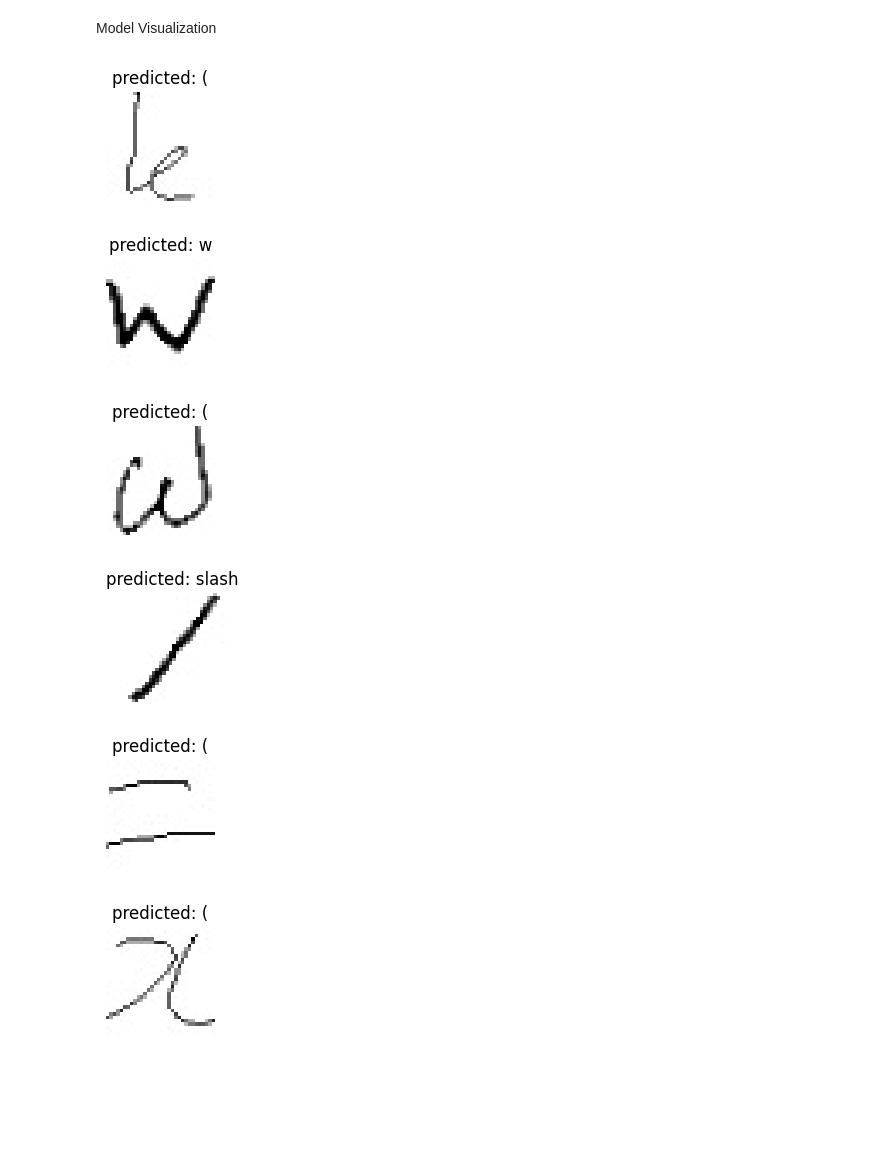
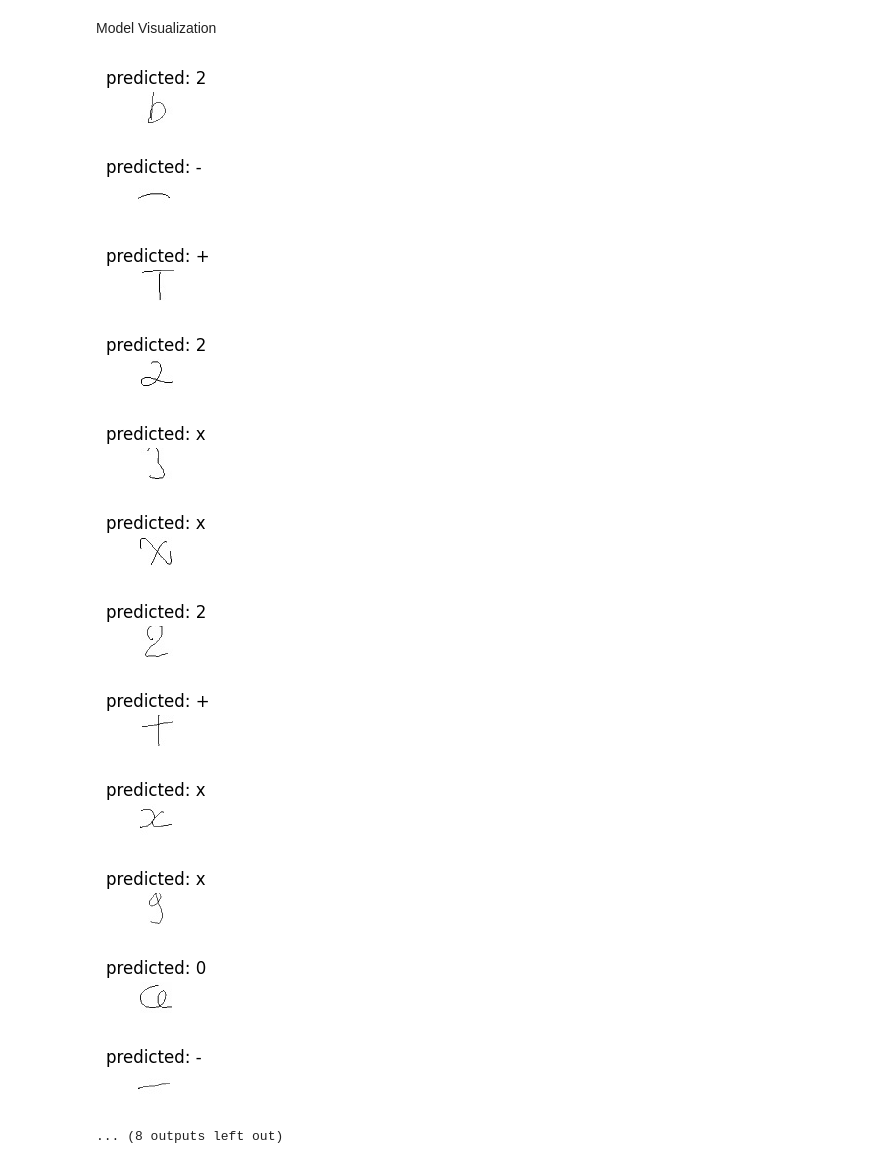
Before and after one commit to rrseelam/image_to_LaTeX_translation, a Jupyter notebook: transferLearningSqueezeNet.ipynb, the cells around one changed output. Saved outputs shown, nothing was run; the diff lists cells and outputs as text; code cells hidden in the pictures; blank space fills up the shorter version.

```diff
--- a/transferLearningSqueezeNet.ipynb
+++ b/transferLearningSqueezeNet.ipynb
@@ -26,7 +26,7 @@ Load data and create Dataloaders
 # %%
 from utils import SymbolDataset, encode_labels
 
-data_dir = 'symbols_2000.npz'
+data_dir = 'symbols.npz'
 data = np.load(data_dir)
 images = data['images']
 labels = data['labels']
@@ -64,8 +64,8 @@ train_dataset, val_dataset = random_split(dataset, [train_size, val_size])
 
 # initialize dataloaders
 dataloaders = {
-    'train': DataLoader(train_dataset, batch_size=64, shuffle=True, num_workers=4),
-    'val': DataLoader(val_dataset, batch_size=64, shuffle=True, num_workers=4)
+    'train': DataLoader(train_dataset, batch_size=1024, shuffle=True, num_workers=4),
+    'val': DataLoader(val_dataset, batch_size=1024, shuffle=True, num_workers=4)
 }
 dataset_sizes = {x: len(dataset) for x in ['train', 'val']}
 class_names = np.unique(labels)
@@ -128,9 +128,10 @@ def train_model(model, criterion, optimizer, scheduler, num_epochs=25):
 
                 running_loss = 0.0
                 running_corrects = 0
-
+                count = 0
                 for inputs, labels in dataloaders[phase]:
                     inputs = np.repeat(inputs, 3, axis=1)
+                    count += len(labels)
                     if torch.cuda.is_available():
                         inputs = inputs.cuda()
                         labels = labels.cuda()
@@ -151,8 +152,8 @@ def train_model(model, criterion, optimizer, scheduler, num_epochs=25):
                 if phase == 'train':
                     scheduler.step()
 
-                epoch_loss = running_loss / dataset_sizes[phase]
-                epoch_acc = running_corrects.double() / dataset_sizes[phase]
+                epoch_loss = running_loss / count
+                epoch_acc = running_corrects.double() / count
 
                 print(f'{phase} Loss: {epoch_loss:.4f} Acc: {epoch_acc:.4f}')
 
@@ -298,13 +299,20 @@ Best val Acc: 0.034093
 # %% [markdown]
 Model Visualization
 # %%
-visualize_model(model_ft)
+visualize_model(model_ft, 20)
 # %% [output]
-[figure, old version]
+[figure, new version]
-[figure, old version]
+[figure, new version]
-[figure, old version]
+[figure, new version]
-[figure, old version]
+[figure, new version]
-[figure, old version]
+[figure, new version]
-[figure, old version]
+[figure, new version]
+[figure, added]
+[figure, added]
+[figure, added]
+[figure, added]
+[figure, added]
+[figure, added]
+... (8 outputs left out)
 # %%
 torch.save(model_ft, 'transfer_model_squeeze_net.pth')
```
Also changed, not shown: parts of 3 cells of this notebook, 9 other files.
